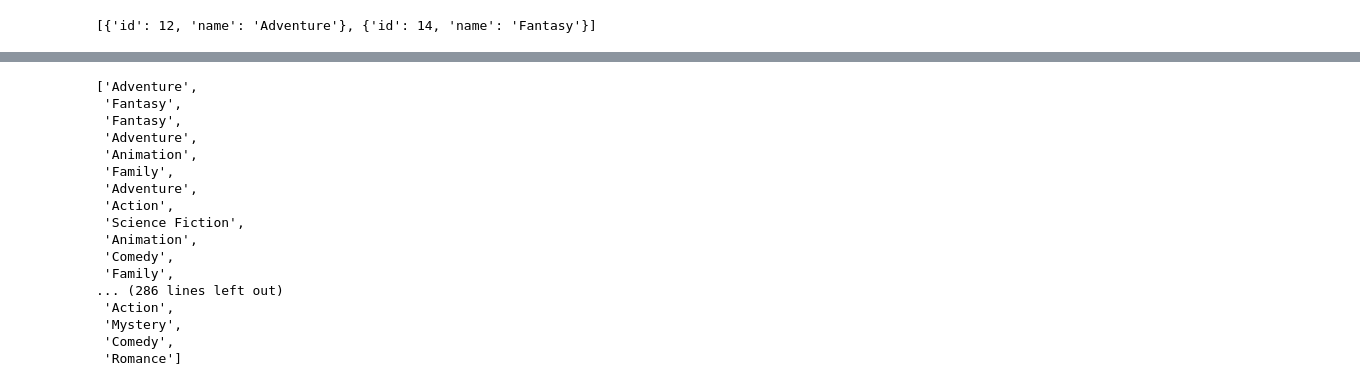
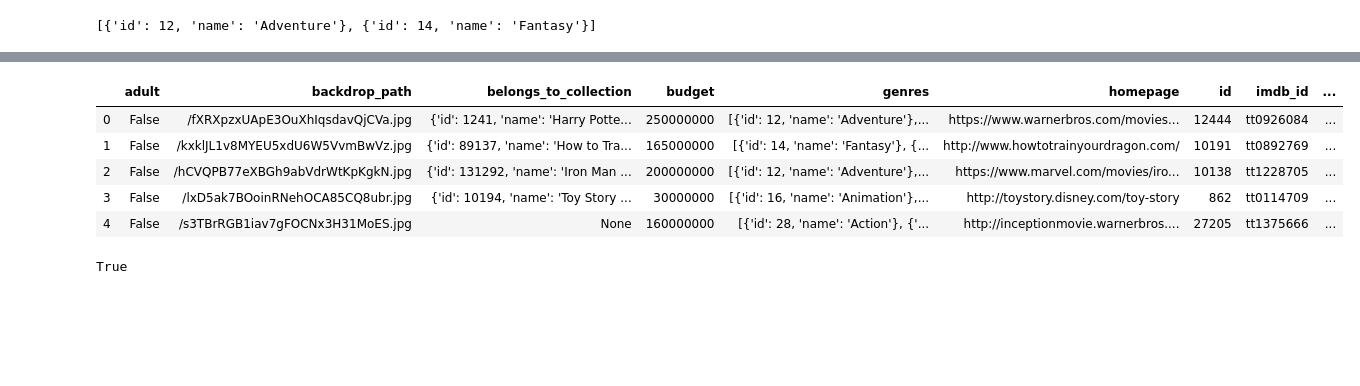
Before and after one commit to jhusney1/dsc-mod-1-project-v2-1-onl01-dtsc-ft-070620, a Jupyter notebook: student.ipynb, the cells around one changed output, grey strips where cells are left out. Cells and saved outputs as stored; diff of their text form; code cells hidden in the pictures; blank space fills up the shorter version.

Commit message:
created dataframe with columns for all genres and boolean values for each movie. somehow have to use this dataframe to get profit per genre. Also cleaned up code a bit and put some markers

```diff
--- a/student.ipynb
+++ b/student.ipynb
@@ -39,8 +42,8 @@ Index(['Unnamed: 0', 'genre_ids', 'id', 'original_language', 'original_title',
 # %%
-# Getting so far info about 1000 movies based on 1000 id's that I got from dataset I was given
+# Getting so far info about 100 movies based on 100 id's that I got from dataset I was given
 # There are 26 thousand movies but it takes very long
 movie_info = []
-for id_ in movie_ids[:100]:
+for id_ in tqdm(movie_ids[:100]):
     url = f"https://api.themoviedb.org/3/movie/{id_[0]}?api_key=34017996022f64249a86491295577f6b&language=en-US"
     response = requests.get(url)
     movie_info.append(response.json())
@@ -72,6 +79,8 @@ test
+# %%
+df = df[~df['genres'].isna()]
 # %%
-def seperate_genres(test):
+def seperate_genres(genre_list):
     genres = []
-    for genre in test:
+    for genre in genre_list:
             genres.append(genre['name'])
     return genres
@@ -120,25 +99,16 @@ list
-# %%
-genres = []
-for item in df['genres']:
-    for genre in item:
-        genres.append(genre['name'])
-genres
-#df['genres'][0][0]['id']
-# %% [output]
-['Adventure',
- 'Fantasy',
- 'Fantasy',
- 'Adventure',
- 'Animation',
- 'Family',
- 'Adventure',
- 'Action',
- 'Science Fiction',
- 'Animation',
- 'Comedy',
- 'Family',
-... (286 lines left out)
- 'Action',
- 'Mystery',
- 'Comedy',
- 'Romance']
+# %%
+df['genre_list'] = df['genres'].map(seperate_genres)
+# %%
+df.head()
+# %% [output]
+|  | adult | backdrop_path | belongs_to_collection | budget | genres | homepage | id | imdb_id | ... |
+| 0 | False | /fXRXpzxUApE3OuXhIqsdavQjCVa.jpg | {'id': 1241, 'name': 'Harry Potte... | 250000000 | [{'id': 12, 'name': 'Adventure'},... | https://www.warnerbros.com/movies... | 12444 | tt0926084 | ... |
+| 1 | False | /kxklJL1v8MYEU5xdU6W5VvmBwVz.jpg | {'id': 89137, 'name': 'How to Tra... | 165000000 | [{'id': 14, 'name': 'Fantasy'}, {... | http://www.howtotrainyourdragon.com/ | 10191 | tt0892769 | ... |
+| 2 | False | /hCVQPB77eXBGh9abVdrWtKpKgkN.jpg | {'id': 131292, 'name': 'Iron Man ... | 200000000 | [{'id': 12, 'name': 'Adventure'},... | https://www.marvel.com/movies/iro... | 10138 | tt1228705 | ... |
+| 3 | False | /lxD5ak7BOoinRNehOCA85CQ8ubr.jpg | {'id': 10194, 'name': 'Toy Story ... | 30000000 | [{'id': 16, 'name': 'Animation'},... | http://toystory.disney.com/toy-story | 862 | tt0114709 | ... |
+| 4 | False | /s3TBrRGB1iav7gFOCNx3H31MoES.jpg | None | 160000000 | [{'id': 28, 'name': 'Action'}, {'... | http://inceptionmovie.warnerbros.... | 27205 | tt1375666 | ... |
+# %%
+test = df['genre_list'][0]
+'Adventure' in test
+# %% [output]
+True
```
Also changed, not shown: parts of 35 cells of this notebook.
